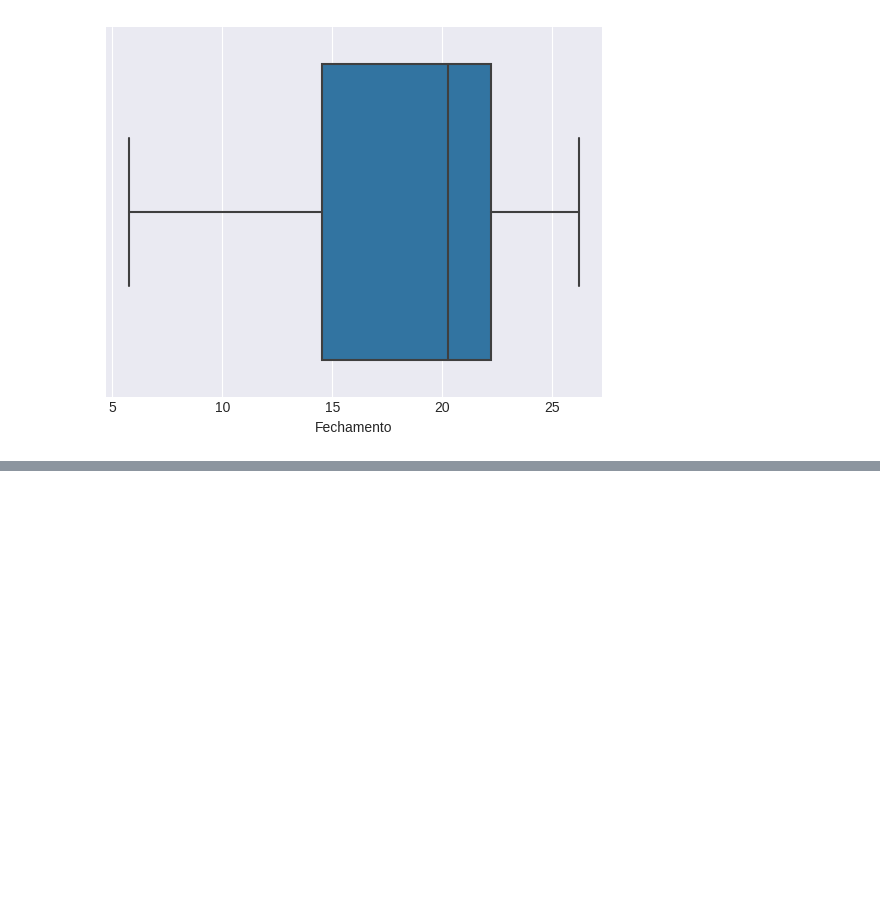
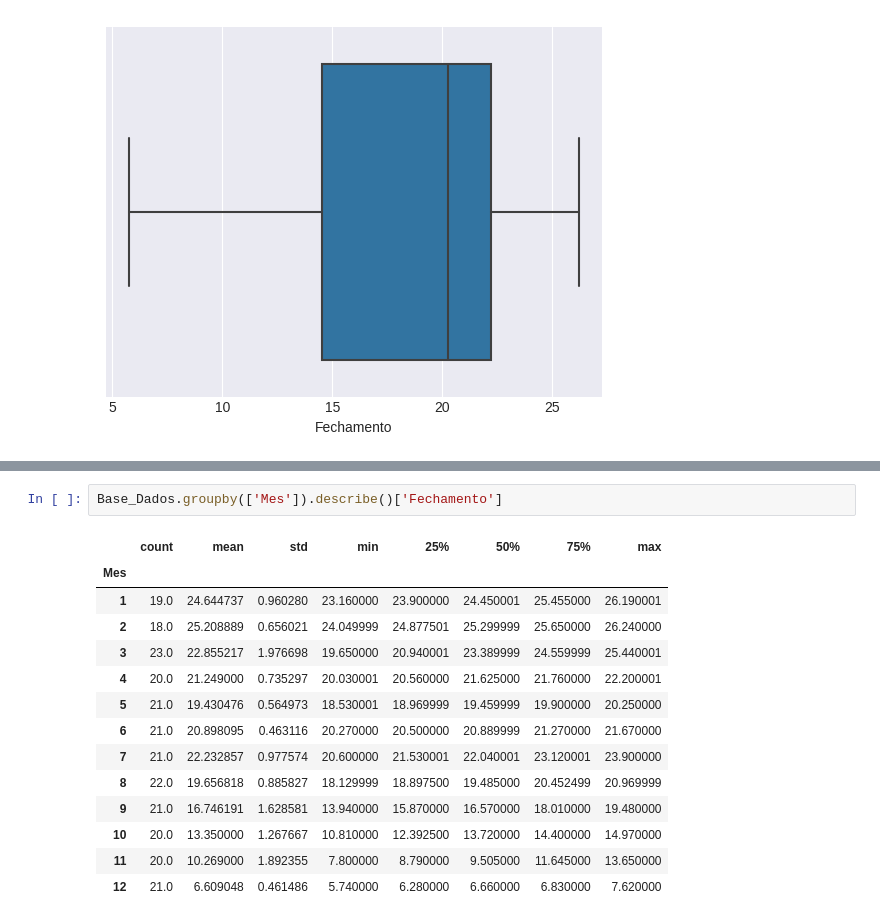
Before and after one commit to FabioHenriqueJ/Projeto-Mercado-Financeiro, a Jupyter notebook: Proj_Mercado_Finan.ipynb, the cells around one changed output, grey strips where cells are left out. Cells and saved outputs as stored; diff of their text form; blank space fills up the shorter version.

```diff
--- a/Proj_Mercado_Finan.ipynb
+++ b/Proj_Mercado_Finan.ipynb
@@ -117,0 +126,17 @@ sns.boxplot ( data=Dados, x= 'Fechamento');
+# %%
+Base_Dados.groupby(['Mes']).describe()['Fechamento']
+# %% [output]
+|  | count | mean | std | min | 25% | 50% | 75% | max |
+| Mes |  |  |  |  |  |  |  |  |
+| 1 | 19.0 | 24.644737 | 0.960280 | 23.160000 | 23.900000 | 24.450001 | 25.455000 | 26.190001 |
+| 2 | 18.0 | 25.208889 | 0.656021 | 24.049999 | 24.877501 | 25.299999 | 25.650000 | 26.240000 |
+| 3 | 23.0 | 22.855217 | 1.976698 | 19.650000 | 20.940001 | 23.389999 | 24.559999 | 25.440001 |
+| 4 | 20.0 | 21.249000 | 0.735297 | 20.030001 | 20.560000 | 21.625000 | 21.760000 | 22.200001 |
+| 5 | 21.0 | 19.430476 | 0.564973 | 18.530001 | 18.969999 | 19.459999 | 19.900000 | 20.250000 |
+| 6 | 21.0 | 20.898095 | 0.463116 | 20.270000 | 20.500000 | 20.889999 | 21.270000 | 21.670000 |
+| 7 | 21.0 | 22.232857 | 0.977574 | 20.600000 | 21.530001 | 22.040001 | 23.120001 | 23.900000 |
+| 8 | 22.0 | 19.656818 | 0.885827 | 18.129999 | 18.897500 | 19.485000 | 20.452499 | 20.969999 |
+| 9 | 21.0 | 16.746191 | 1.628581 | 13.940000 | 15.870000 | 16.570000 | 18.010000 | 19.480000 |
+| 10 | 20.0 | 13.350000 | 1.267667 | 10.810000 | 12.392500 | 13.720000 | 14.400000 | 14.970000 |
+| 11 | 20.0 | 10.269000 | 1.892355 | 7.800000 | 8.790000 | 9.505000 | 11.645000 | 13.650000 |
+| 12 | 21.0 | 6.609048 | 0.461486 | 5.740000 | 6.280000 | 6.660000 | 6.830000 | 7.620000 |
```
Also changed, not shown: parts of 2 cells of this notebook.
